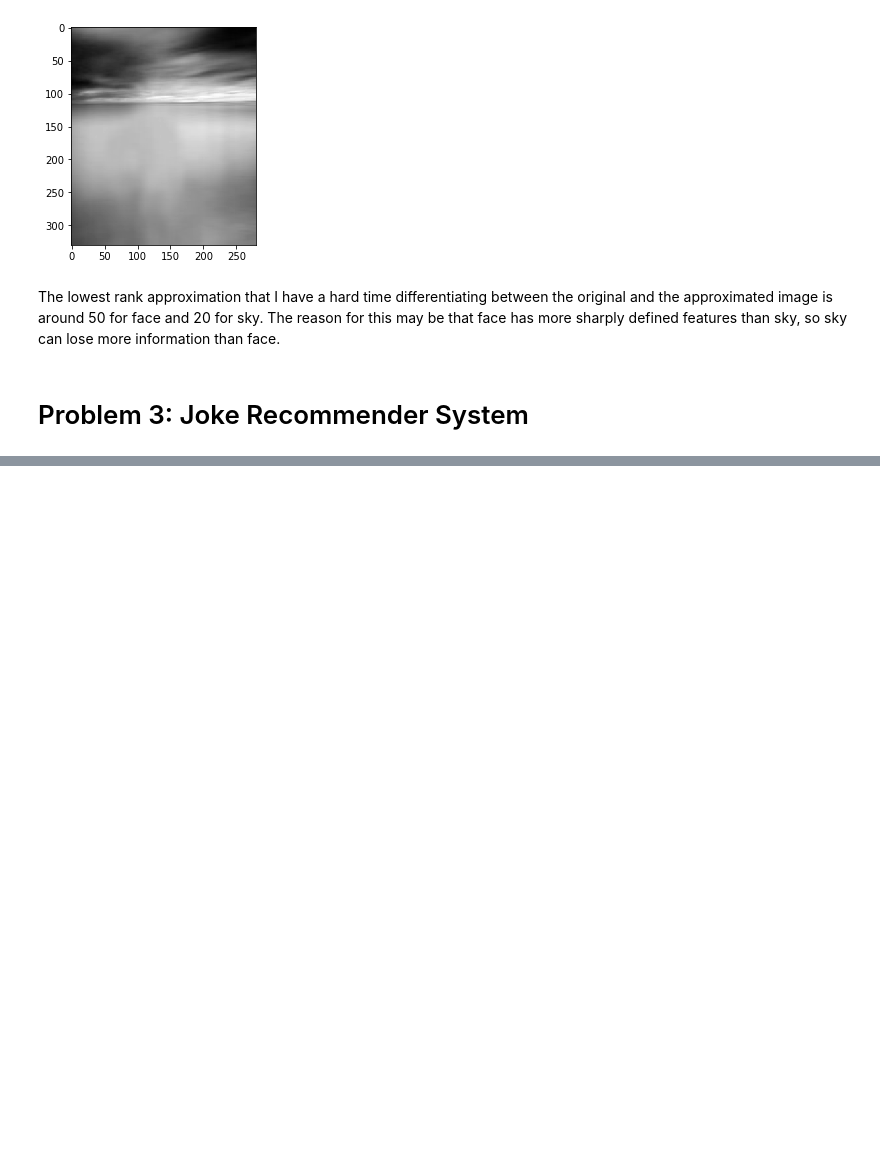
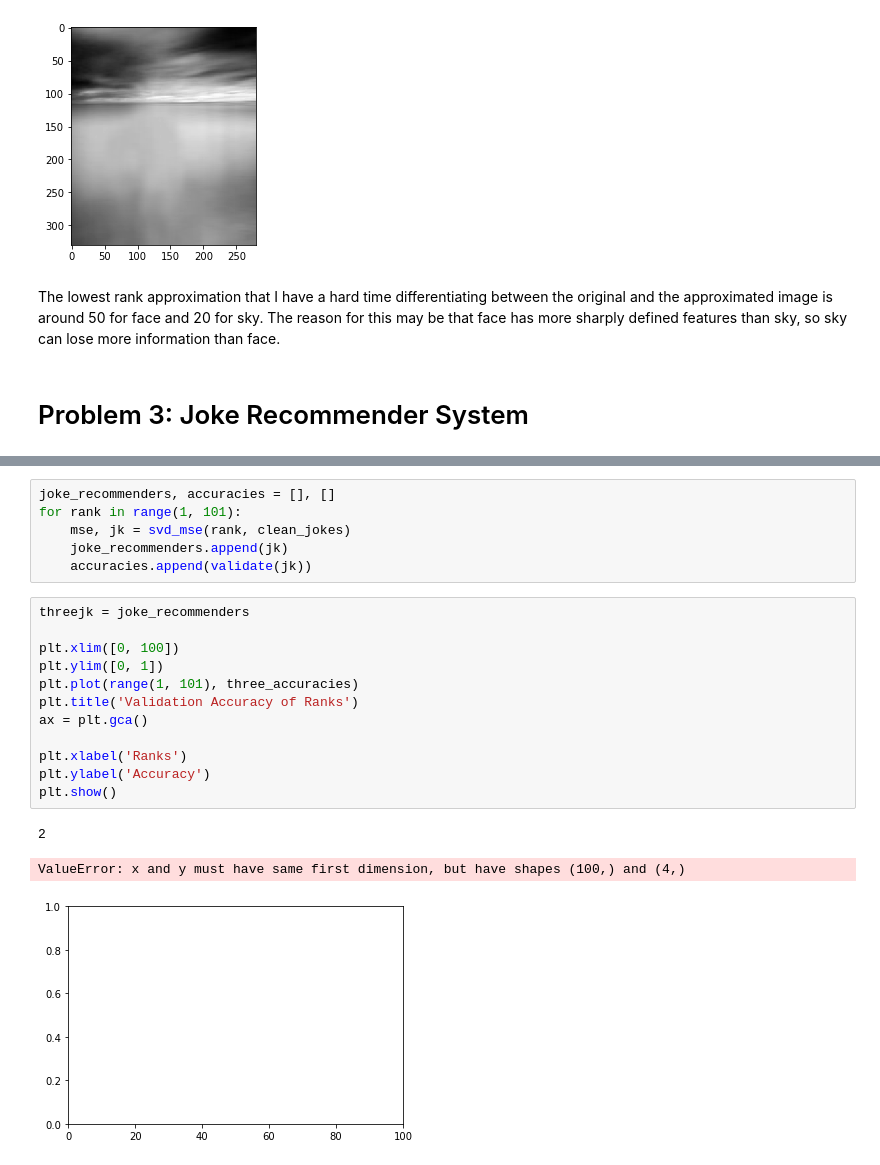
Before and after one commit to sunghew/cs189, a Jupyter notebook: hw7/hw7.ipynb, the cells around one changed output, grey strips where cells are left out. Saved outputs shown, nothing was run; the diff lists cells and outputs as text; blank space fills up the shorter version.

```diff
--- a/hw7/hw7.ipynb
+++ b/hw7/hw7.ipynb
@@ -241,0 +370,22 @@ for rank in ranks:
+# %%
+joke_recommenders, accuracies = [], []
+for rank in range(1, 101):
+    mse, jk = svd_mse(rank, clean_jokes)
+    joke_recommenders.append(jk)
+    accuracies.append(validate(jk))
+# %%
+threejk = joke_recommenders
+
+plt.xlim([0, 100])
+plt.ylim([0, 1])
+plt.plot(range(1, 101), three_accuracies)
+plt.title('Validation Accuracy of Ranks')
+ax = plt.gca()
+
+plt.xlabel('Ranks')
+plt.ylabel('Accuracy')
+plt.show()
+# %% [output]
+2
+ValueError: x and y must have same first dimension, but have shapes (100,) and (4,)
+[figure, added]
```
Also changed, not shown: parts of 14 cells of this notebook.
